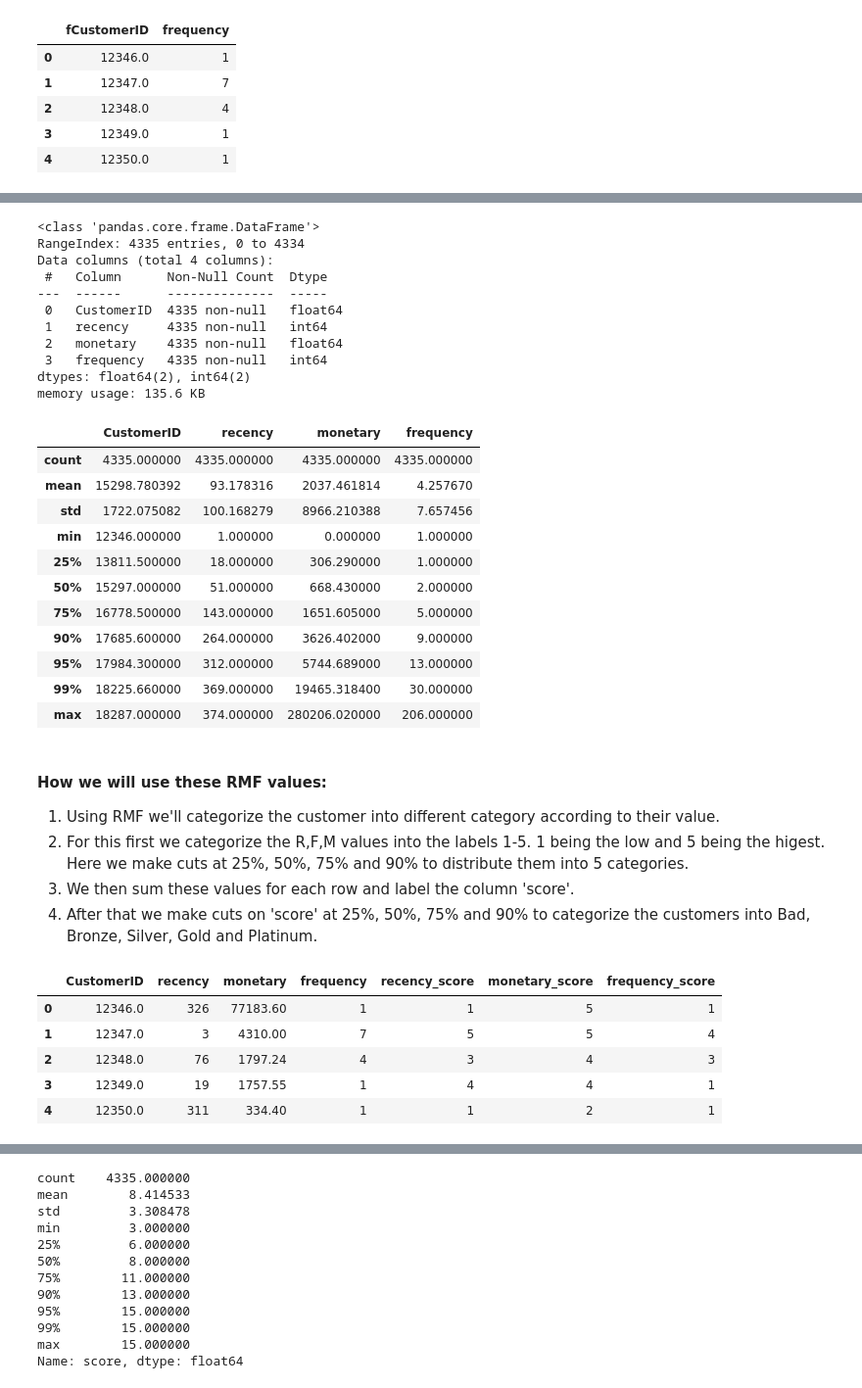
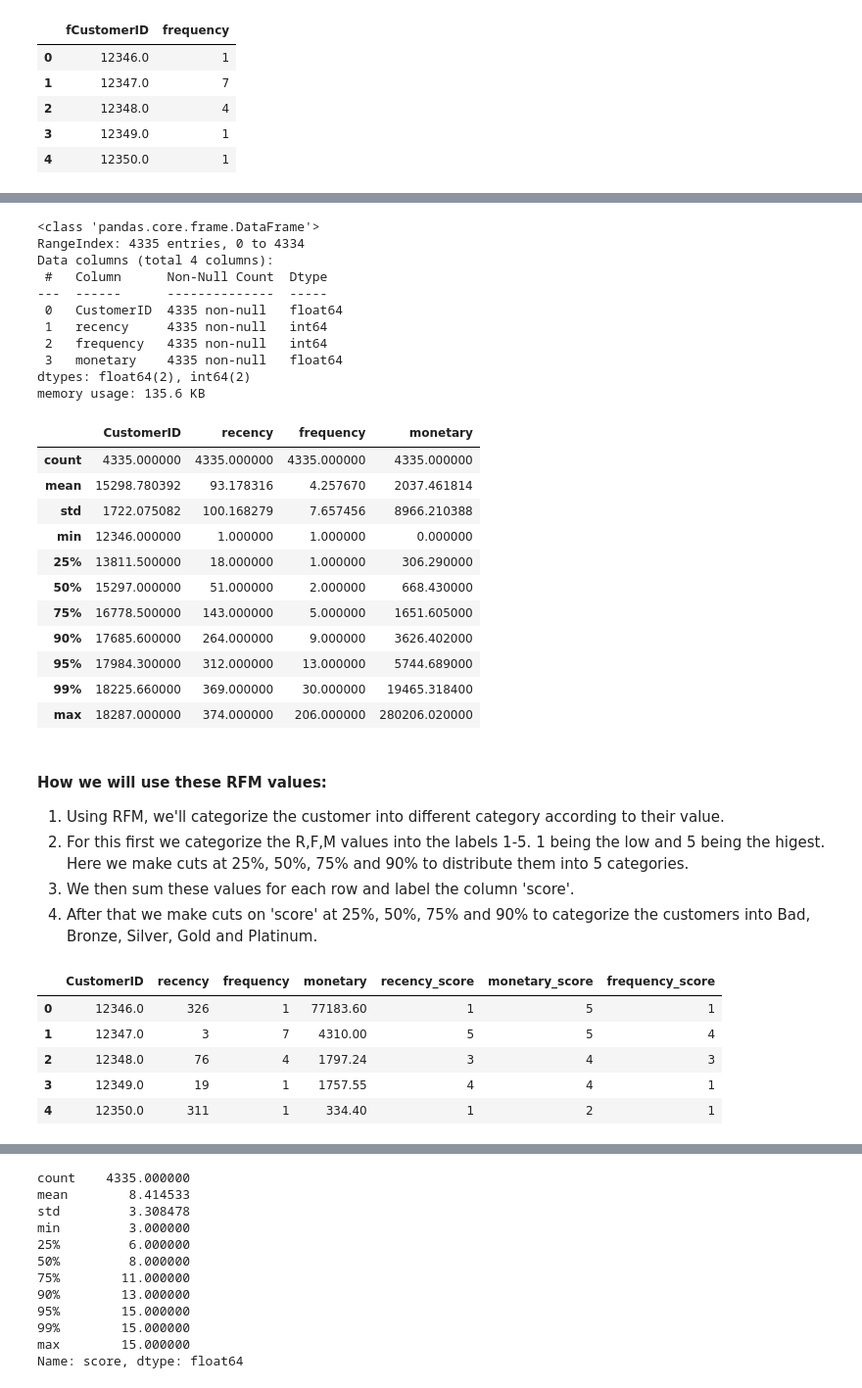
Before and after one commit to jjaskirat-ssingh/Customer-Segmentation, a Jupyter notebook: Customer Segmentation.ipynb, the cells around one changed output, grey strips where cells are left out. Shown at 98% size. Drawn from its saved outputs; the diff is of its cells as text; code cells hidden in the pictures.

```diff
--- a/Customer Segmentation.ipynb
+++ b/Customer Segmentation.ipynb
@@ -486,7 +472,7 @@ rmf_df.head()
 # %% [markdown]
 ### Recency
 # %%
-recency = pd.DataFrame(rmf_df.groupby('CustomerID')['InvoiceDate'].max().reset_index())
+recency = pd.DataFrame(rfm_df.groupby('CustomerID')['InvoiceDate'].max().reset_index())
 recency.head()
 # %% [output]
 |  | CustomerID | InvoiceDate |
@@ -522,5 +506,5 @@ recency.head()
 # %%
-monetary = pd.DataFrame(rmf_df.groupby('CustomerID')['Amount'].sum().reset_index())
+monetary = pd.DataFrame(rfm_df.groupby('CustomerID')['Amount'].sum().reset_index())
 monetary.columns = ['mCustomerID','monetary']
 monetary.head()
 # %% [output]
@@ -533,7 +517,7 @@ monetary.head()
 # %% [markdown]
 ### Frequency
 # %%
-frequency = pd.DataFrame(rmf_df.groupby('CustomerID')['InvoiceNo'].nunique().reset_index())
+frequency = pd.DataFrame(rfm_df.groupby('CustomerID')['InvoiceNo'].nunique().reset_index())
 frequency.columns = ['fCustomerID','frequency']
 frequency.head()
 # %% [output]
@@ -546,6 +532,6 @@ frequency.head()
 # %%
-# Combining Recency, Monetary and Frequency into a single table
-rmf = pd.concat([recency, monetary, frequency], axis=1)
-rmf.drop(['fCustomerID','mCustomerID'], axis=1, inplace=True)
-rmf.head(10)
+# Combining Recency, Frequency and Monetary into a single table
+rfm = pd.concat([recency, frequency, monetary], axis=1)
+rfm.drop(['fCustomerID','mCustomerID'], axis=1, inplace=True)
+rfm.head(10)
 # %% [output]
@@ -563,5 +549,5 @@ rmf.head(10)
 # %%
-rmf.info()
+rfm.info()
 # %% [output]
 <class 'pandas.core.frame.DataFrame'>
 RangeIndex: 4335 entries, 0 to 4334
@@ -570,29 +556,29 @@ Data columns (total 4 columns):
 ---  ------      --------------  -----
  0   CustomerID  4335 non-null   float64
  1   recency     4335 non-null   int64
- 2   monetary    4335 non-null   float64
- 3   frequency   4335 non-null   int64
+ 2   frequency   4335 non-null   int64
+ 3   monetary    4335 non-null   float64
 dtypes: float64(2), int64(2)
 memory usage: 135.6 KB
 # %%
-rmf.describe(percentiles=[0.25,0.5,0.75,0.9,0.95,0.99])
+rfm.describe(percentiles=[0.25,0.5,0.75,0.9,0.95,0.99])
 # %% [output]
-|  | CustomerID | recency | monetary | frequency |
+|  | CustomerID | recency | frequency | monetary |
 | count | 4335.000000 | 4335.000000 | 4335.000000 | 4335.000000 |
-| mean | 15298.780392 | 93.178316 | 2037.461814 | 4.257670 |
-| std | 1722.075082 | 100.168279 | 8966.210388 | 7.657456 |
-| min | 12346.000000 | 1.000000 | 0.000000 | 1.000000 |
-| 25% | 13811.500000 | 18.000000 | 306.290000 | 1.000000 |
-| 50% | 15297.000000 | 51.000000 | 668.430000 | 2.000000 |
-| 75% | 16778.500000 | 143.000000 | 1651.605000 | 5.000000 |
-| 90% | 17685.600000 | 264.000000 | 3626.402000 | 9.000000 |
-| 95% | 17984.300000 | 312.000000 | 5744.689000 | 13.000000 |
-| 99% | 18225.660000 | 369.000000 | 19465.318400 | 30.000000 |
-| max | 18287.000000 | 374.000000 | 280206.020000 | 206.000000 |
+| mean | 15298.780392 | 93.178316 | 4.257670 | 2037.461814 |
+| std | 1722.075082 | 100.168279 | 7.657456 | 8966.210388 |
+| min | 12346.000000 | 1.000000 | 1.000000 | 0.000000 |
+| 25% | 13811.500000 | 18.000000 | 1.000000 | 306.290000 |
+| 50% | 15297.000000 | 51.000000 | 2.000000 | 668.430000 |
+| 75% | 16778.500000 | 143.000000 | 5.000000 | 1651.605000 |
+| 90% | 17685.600000 | 264.000000 | 9.000000 | 3626.402000 |
+| 95% | 17984.300000 | 312.000000 | 13.000000 | 5744.689000 |
+| 99% | 18225.660000 | 369.000000 | 30.000000 | 19465.318400 |
+| max | 18287.000000 | 374.000000 | 206.000000 | 280206.020000 |
 # %% [markdown]
-#### How we will use these RMF values:
+#### How we will use these RFM values:
 
-1. Using RMF we'll categorize the customer into different category according to their value.
+1. Using RFM, we'll categorize the customer into different category according to their value.
 2. For this first we categorize the R,F,M values into the labels 1-5. 1 being the low and 5 being the higest. Here we make cuts at 25%, 50%, 75% and 90% to distribute them into 5 categories.
 3. We then sum these values for each row and label the column 'score'.
 4. After that we make cuts on 'score' at 25%, 50%, 75% and 90% to categorize the customers into Bad, Bronze, Silver, Gold and Platinum.
@@ -610,10 +596,10 @@ rmf['frequency_score'] = rmf['frequency_score'].astype('int')
 # %%
-rmf.head()
+rfm.head()
 # %% [output]
-|  | CustomerID | recency | monetary | frequency | recency_score | monetary_score | frequency_score |
-| 0 | 12346.0 | 326 | 77183.60 | 1 | 1 | 5 | 1 |
-| 1 | 12347.0 | 3 | 4310.00 | 7 | 5 | 5 | 4 |
-| 2 | 12348.0 | 76 | 1797.24 | 4 | 3 | 4 | 3 |
-| 3 | 12349.0 | 19 | 1757.55 | 1 | 4 | 4 | 1 |
-| 4 | 12350.0 | 311 | 334.40 | 1 | 1 | 2 | 1 |
+|  | CustomerID | recency | frequency | monetary | recency_score | monetary_score | frequency_score |
+| 0 | 12346.0 | 326 | 1 | 77183.60 | 1 | 5 | 1 |
+| 1 | 12347.0 | 3 | 7 | 4310.00 | 5 | 5 | 4 |
+| 2 | 12348.0 | 76 | 4 | 1797.24 | 3 | 4 | 3 |
+| 3 | 12349.0 | 19 | 1 | 1757.55 | 4 | 4 | 1 |
+| 4 | 12350.0 | 311 | 1 | 334.40 | 1 | 2 | 1 |
 # %%
```
Also changed, not shown: parts of 48 cells of this notebook.
